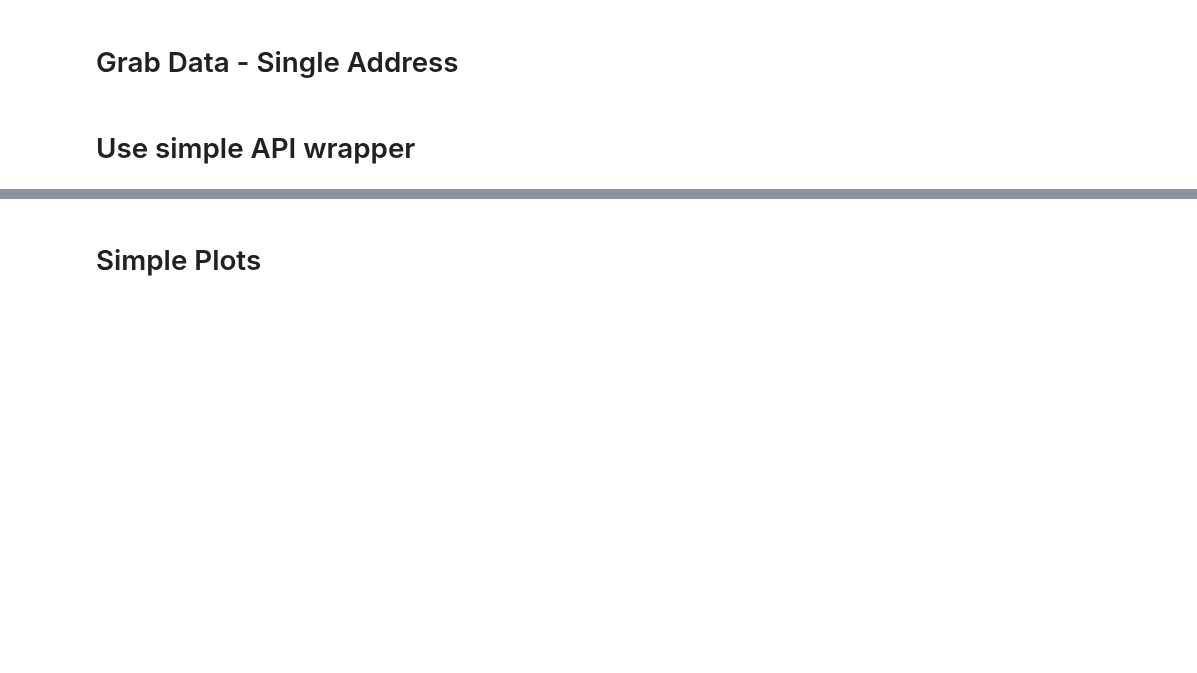
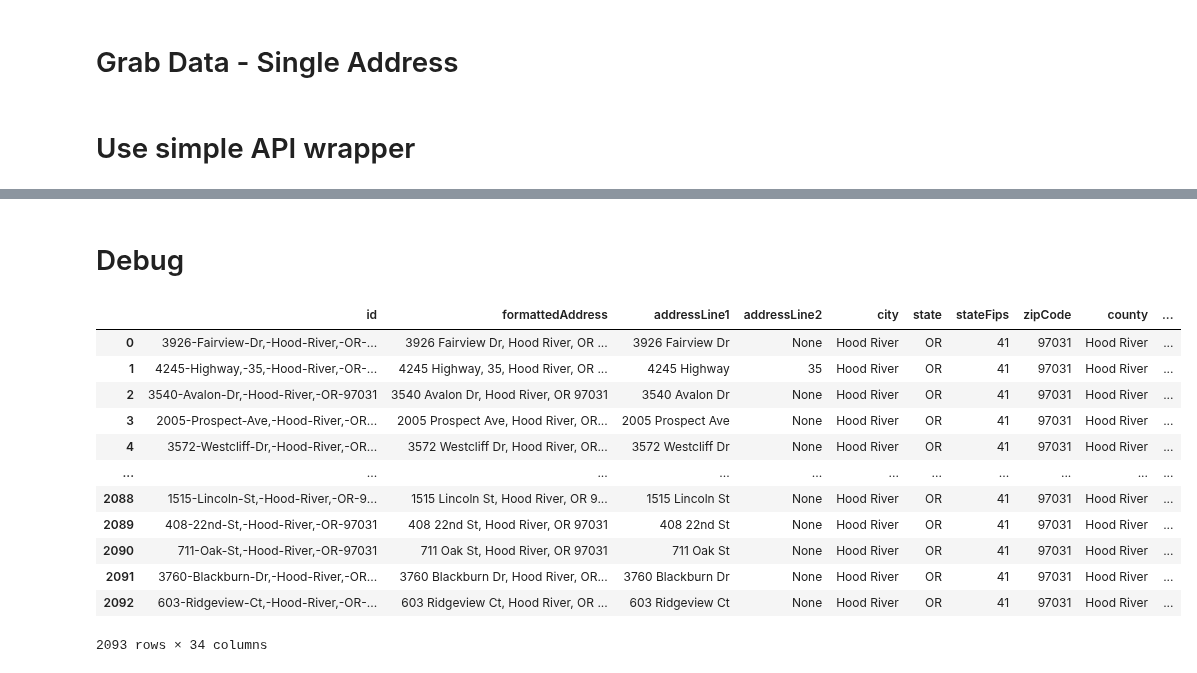
Before and after one commit to dniamir/RentCast-Data, a Jupyter notebook: rentcast_api_demo.ipynb, the cells around one changed output, grey strips where cells are left out. Cells and saved outputs as stored; diff of their text form; code cells hidden in the pictures; blank space fills up the shorter version.

```diff
--- a/rentcast_api_demo.ipynb
+++ b/rentcast_api_demo.ipynb
@@ -18,7 +18,7 @@ from rentcast_dapi import *
 # Pricing - https://www.rentcast.io/api#api-pricing
 # Account Dashboard - https://app.rentcast.io/app/api
 
-rent_cast_api_key = 'fcc15170bef044e896b098360c6fe570'
+rent_cast_api_key = 'cee8c33d05df4e4483ea07c83feb4b54'
 # %% [markdown]
 # Grab Data - Single Address
 # %%
@@ -33,6 +33,11 @@ response.json()
 # %% [markdown]
 # Use simple API wrapper
 # %%
-rcd = RentCastData(city='Littleton', state='CO', offset_lim=1000, api_key=rent_cast_api_key)
-print(rcd.data_processed.shape)
-rcd.data_processed.head()
+city = 'Portland'
+state = 'OR'
+start_date = datetime.date(1980, 1, 1)
+offset_lim = 1000
+
+rcd = RentCastData(city=city, state=state, offset_lim=offset_lim, api_key=rent_cast_api_key, start_date=start_date)
+print(rcd.data_raw.shape)
+rcd.data_raw.head()
@@ -41,4 +78,0 @@ rcd.data_processed.head()
-# %%
-rcd = RentCastData(city='Redwood City', state='CA', offset_lim=1000, api_key=rent_cast_api_key)
-print(rcd.data_processed.shape)
-rcd.data_processed.head()
@@ -104,2 +82,0 @@ df_all.to_csv('%s.csv' % filename_city)
-# %% [markdown]
-# Simple Plots
@@ -192,0 +83,18 @@ plt.grid(True)
+# %% [markdown]
+# Debug
+# %%
+rcd.data_raw
+# %% [output]
+|  | id | formattedAddress | addressLine1 | addressLine2 | city | state | stateFips | zipCode | county | ... |
+| 0 | 3926-Fairview-Dr,-Hood-River,-OR-... | 3926 Fairview Dr, Hood River, OR ... | 3926 Fairview Dr | None | Hood River | OR | 41 | 97031 | Hood River | ... |
+| 1 | 4245-Highway,-35,-Hood-River,-OR-... | 4245 Highway, 35, Hood River, OR ... | 4245 Highway | 35 | Hood River | OR | 41 | 97031 | Hood River | ... |
+| 2 | 3540-Avalon-Dr,-Hood-River,-OR-97031 | 3540 Avalon Dr, Hood River, OR 97031 | 3540 Avalon Dr | None | Hood River | OR | 41 | 97031 | Hood River | ... |
+| 3 | 2005-Prospect-Ave,-Hood-River,-OR... | 2005 Prospect Ave, Hood River, OR... | 2005 Prospect Ave | None | Hood River | OR | 41 | 97031 | Hood River | ... |
+| 4 | 3572-Westcliff-Dr,-Hood-River,-OR... | 3572 Westcliff Dr, Hood River, OR... | 3572 Westcliff Dr | None | Hood River | OR | 41 | 97031 | Hood River | ... |
+| ... | ... | ... | ... | ... | ... | ... | ... | ... | ... | ... |
+| 2088 | 1515-Lincoln-St,-Hood-River,-OR-9... | 1515 Lincoln St, Hood River, OR 9... | 1515 Lincoln St | None | Hood River | OR | 41 | 97031 | Hood River | ... |
+| 2089 | 408-22nd-St,-Hood-River,-OR-97031 | 408 22nd St, Hood River, OR 97031 | 408 22nd St | None | Hood River | OR | 41 | 97031 | Hood River | ... |
+| 2090 | 711-Oak-St,-Hood-River,-OR-97031 | 711 Oak St, Hood River, OR 97031 | 711 Oak St | None | Hood River | OR | 41 | 97031 | Hood River | ... |
+| 2091 | 3760-Blackburn-Dr,-Hood-River,-OR... | 3760 Blackburn Dr, Hood River, OR... | 3760 Blackburn Dr | None | Hood River | OR | 41 | 97031 | Hood River | ... |
+| 2092 | 603-Ridgeview-Ct,-Hood-River,-OR-... | 603 Ridgeview Ct, Hood River, OR ... | 603 Ridgeview Ct | None | Hood River | OR | 41 | 97031 | Hood River | ... |
+2093 rows × 34 columns
```
Also changed, not shown: parts of 16 cells of this notebook, 5 other files.
